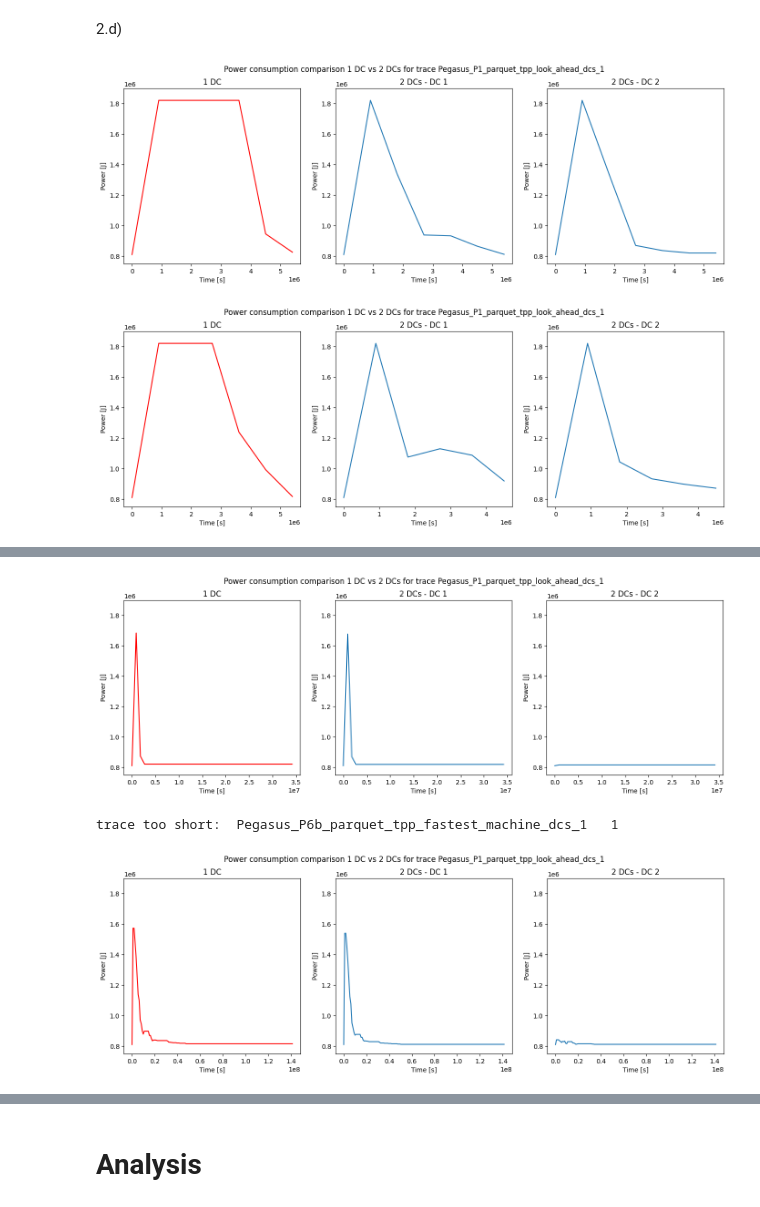
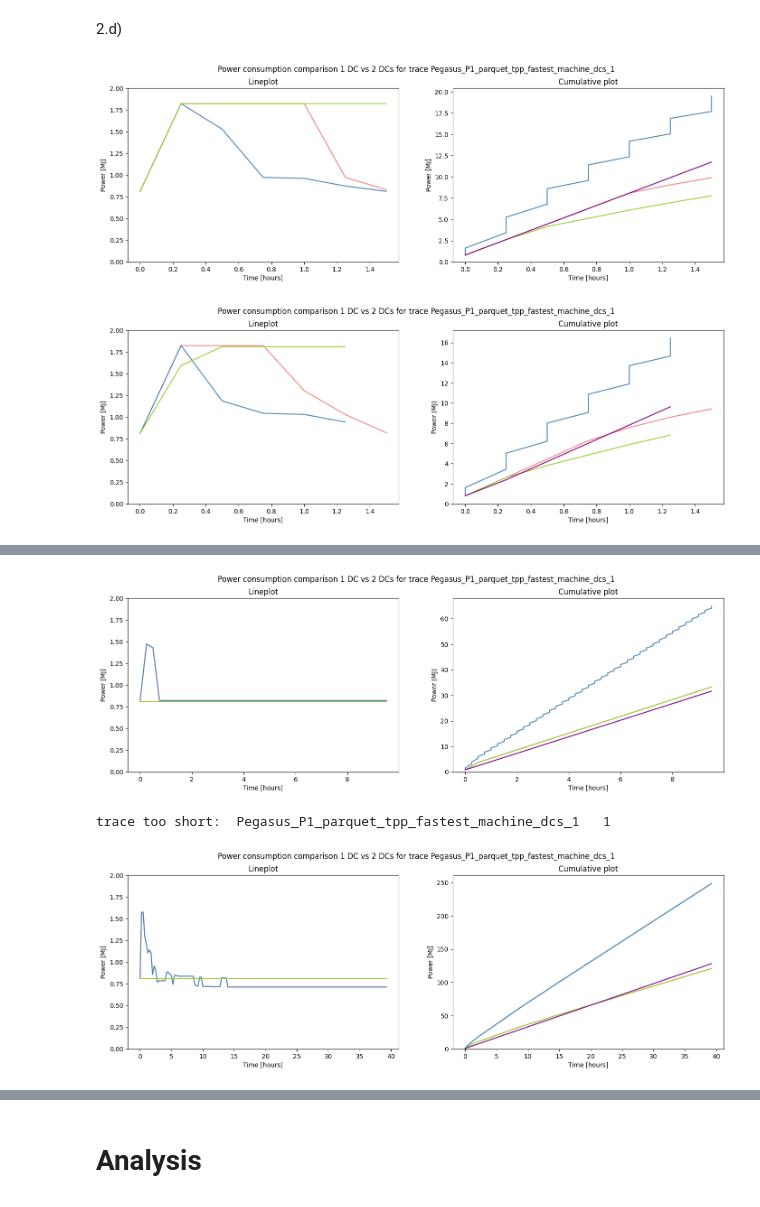
Before and after one commit to Raiduy/gdc-energy-efficiency-analysis, a Jupyter notebook: experiment_result_processing.ipynb, the cells around one changed output, grey strips where cells are left out. Saved outputs shown, nothing was run; the diff lists cells and outputs as text; code cells hidden in the pictures.

```diff
--- a/experiment_result_processing.ipynb
+++ b/experiment_result_processing.ipynb
@@ -400,6 +297,8 @@ for i in range(len(utilization_candidates_fmp)):
         ax.axhline(y=theoretical_min, color='green', linestyle=':', label=f'Idle = {round(theoretical_min, 2)}', alpha=0.3)
         ax.axhline(y=theoretical_min_dvfs, color='blue', linestyle=':', label=f'Idle with DVFS = {round(theoretical_min_dvfs, 2)}', alpha=0.3)
 
+        plt.fill_between(fmp_env['timestamp'], 0, theoretical_min_dvfs, facecolor='black', alpha=0.3)
+        plt.fill_between(fmp_env['timestamp'], theoretical_max, top_limit, facecolor='red', alpha=0.3)
         ax.grid(True)
 
         ax.set_title('IT power consumption for trace: ' + fmp_name
@@ -520,48 +414,65 @@ trace too short:  Pegasus_P6b_parquet_tpp_fastest_machine_dcs_1   1
 2.d)
 # %%
 vs_graph_counter = 0
-for i in range(len(utilization_candidates_fmp)):
+
+vs_graph_counter = 0
+conversion_factor = 1_000_000
+conversion_name = 'M'
+
+top_limit = 2000000
+top_limit = top_limit / conversion_factor
+
+for i in range(len(utilization_candidates_lah)):
     if vs_graph_counter > 6:
         break
-    lah_name_dc_1 = utilization_candidates_fmp.iloc[i]['trace_name']
-    lah_name_dc_2 = utilization_candidates_fmp.iloc[i]['trace_name'][:-1] + '2'
+    lah_name_dc_1 = utilization_candidates_lah.iloc[i]['trace_name']
+    lah_name_dc_2 = utilization_candidates_lah.iloc[i]['trace_name'][:-1] + '2'
 
     lah_env_dc_1 = create_env_dataframe(path_ex1, lah_name_dc_1)
     lah_env_dc_2 = create_env_dataframe(path_ex1, lah_name_dc_2)
+
+    lah_env_dc_1['it_power_total'] = lah_env_dc_1['it_power_total'] / conversion_factor
+    lah_env_dc_2['it_power_total'] = lah_env_dc_2['it_power_total'] / conversion_factor
+
+    lah_env_dc_1['timestamp'] = lah_env_dc_1['timestamp'] / 1000 / 60 / 60
+    lah_env_dc_2['timestamp'] = lah_env_dc_2['timestamp'] / 1000 / 60 / 60
 
     # fmp_env['it_power_total']
 
     # plot fmp and lah it power total
     if len(lah_env_dc_1) > 2:
-        fig, (ax, ax1, ax2) = plt.subplots(1, 3, figsize=(17, 5))
-        ax.plot(lah_env_dc_1['timestamp'], lah_env_dc_1['it_power_total'], color='red', label='LAH')
-        ax1.plot(lah_env_dc_2[lah_env_dc_2['host_id'] == '0-0']['timestamp'], lah_env_dc_2[lah_env_dc_2['host_id'] == '0-0']['it_power_total'])
-        ax2.plot(lah_env_dc_2[lah_env_dc_2['host_id'] == '1-1']['timestamp'], lah_env_dc_2[lah_env_dc_2['host_id'] == '1-1']['it_power_total'])
-        # ax.set_title('IT power consumption for trace: ' + lah_name[:-1]
-        #               + '\nAverage power consumption: ' + utilization_candidates_lah.iloc[i]['AvgResourceUsage'].astype(str))
+        fig, (ax, ax1) = plt.subplots(1, 2, figsize=(17, 5))
+        ax.plot(lah_env_dc_1['timestamp'], lah_env_dc_1['it_power_total'], color=colors[0], label='FMP')
+        ax.plot(lah_env_dc_2[lah_env_dc_2['host_id'] == '0-0']['timestamp'], lah_env_dc_2[lah_env_dc_2['host_id'] == '0-0']['it_power_total'], color = colors[1])
+        ax.plot(lah_env_dc_2[lah_env_dc_2['host_id'] == '1-1']['timestamp'], lah_env_dc_2[lah_env_dc_2['host_id'] == '1-1']['it_power_total'], color = colors[2])
+
+        ax1.plot(lah_env_dc_1['timestamp'], lah_env_dc_1['it_power_total'].cumsum(), color=colors[0], label='FMP')
+        ax1.plot(lah_env_dc_2['timestamp'], lah_env_dc_2['it_power_total'].cumsum(), color = colors[1])
+        ax1.plot(lah_env_dc_2[lah_env_dc_2['host_id'] == '0-0']['timestamp'], lah_env_dc_2[lah_env_dc_2['host_id'] == '0-0']['it_power_total'].cumsum(), color = colors[2])
+        ax1.plot(lah_env_dc_2[lah_env_dc_2['host_id'] == '1-1']['timestamp'], lah_env_dc_2[lah_env_dc_2['host_id'] == '1-1']['it_power_total'].cumsum(), color = 'purple')
+        # ax.set_title('IT power consumption for trace: ' + fmp_name[:-1]
+        #               + '\nAverage power consumption: ' + utilization_candidates_fmp.iloc[i]['AvgResourceUsage'].astype(str))
         # ax.set_xlabel('Time [s]')
         # ax.set_ylabel('Power [J]')
         # ax.legend()
-        ax.set_title('1 DC')
-        ax1.set_title('2 DCs - DC 1')
-        ax2.set_title('2 DCs - DC 2')
+        ax.set_title('Lineplot')
+        ax1.set_title('Cumulative plot')
+        # ax2.set_title('2 DCs - DC 2')
 
-        ax.set_xlabel('Time [s]')
-        ax.set_ylabel('Power [J]')
-        ax1.set_xlabel('Time [s]')
-        ax1.set_ylabel('Power [J]')
-        ax2.set_xlabel('Time [s]')
-        ax2.set_ylabel('Power [J]')
+        ax.set_xlabel('Time [hours]')
+        ax.set_ylabel(f'Power [{conversion_name}J]')
+        ax1.set_xlabel('Time [hours]')
+        ax1.set_ylabel(f'Power [{conversion_name}J]')
 
-        ax.set_ylim(750000, 1900000)
-        ax1.set_ylim(750000, 1900000)
-        ax2.set_ylim(750000, 1900000)
+        ax.set_ylim(0, top_limit)
+        ax1.set_ylim(0)
 
-        fig.suptitle('Power consumption comparison 1 DC vs 2 DCs for trace ' + lah_name)
+        fig.suptitle('Power consumption comparison 1 DC vs 2 DCs for trace ' + fmp_name)
         plt.show()
+
         vs_graph_counter += 1
     else:
-        print('trace too short: ', lah_name_dc_1, ' ', len(lah_env_dc_1))
+        print('trace too short: ', fmp_name_dc_1, ' ', len(lah_env_dc_1))
 # %% [output]
-[figure, old version]
+[figure, new version]
-[figure, old version]
+[figure, new version]
@@ -574,3 +485,3 @@ trace too short:  workflowhub_epigenomics_dataset-taq_chameleon-cloud_schema-0-2
-[figure, old version]
+[figure, new version]
-trace too short:  Pegasus_P6b_parquet_tpp_fastest_machine_dcs_1   1
+trace too short:  Pegasus_P1_parquet_tpp_fastest_machine_dcs_1   1
-[figure, old version]
+[figure, new version]
```
Also changed, not shown: parts of 20 cells of this notebook.
